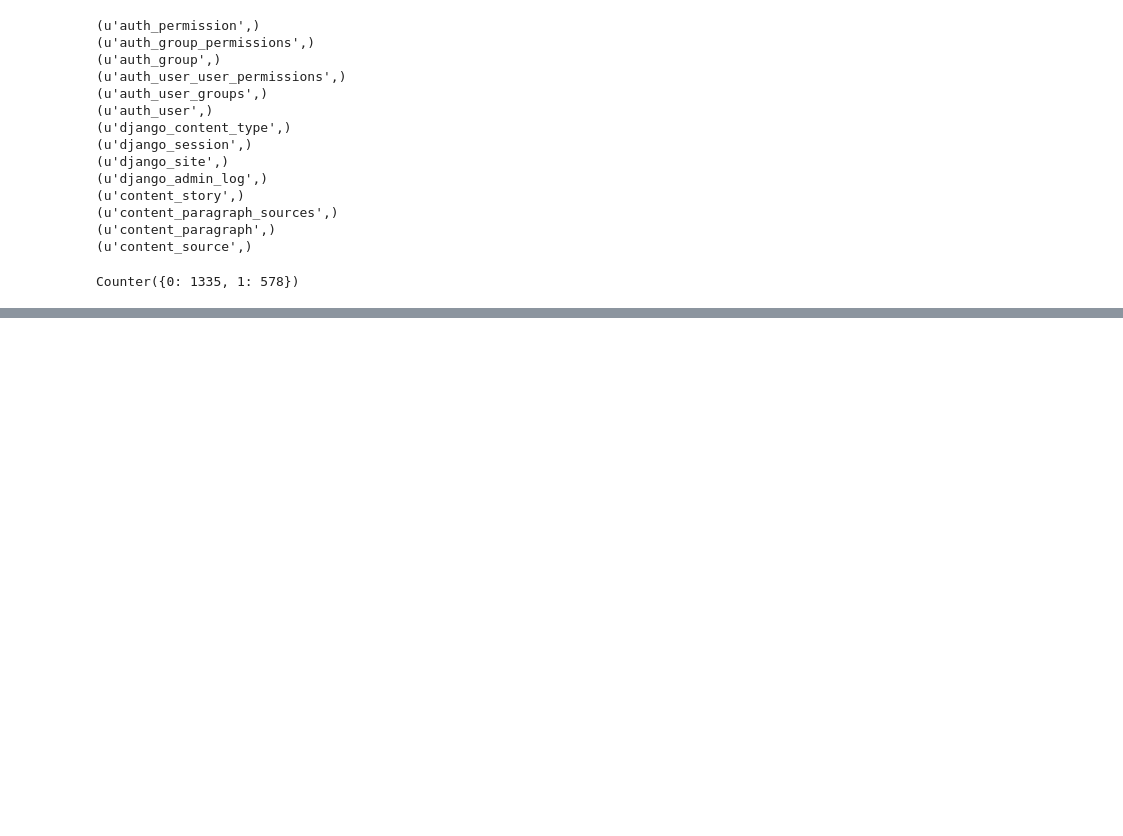
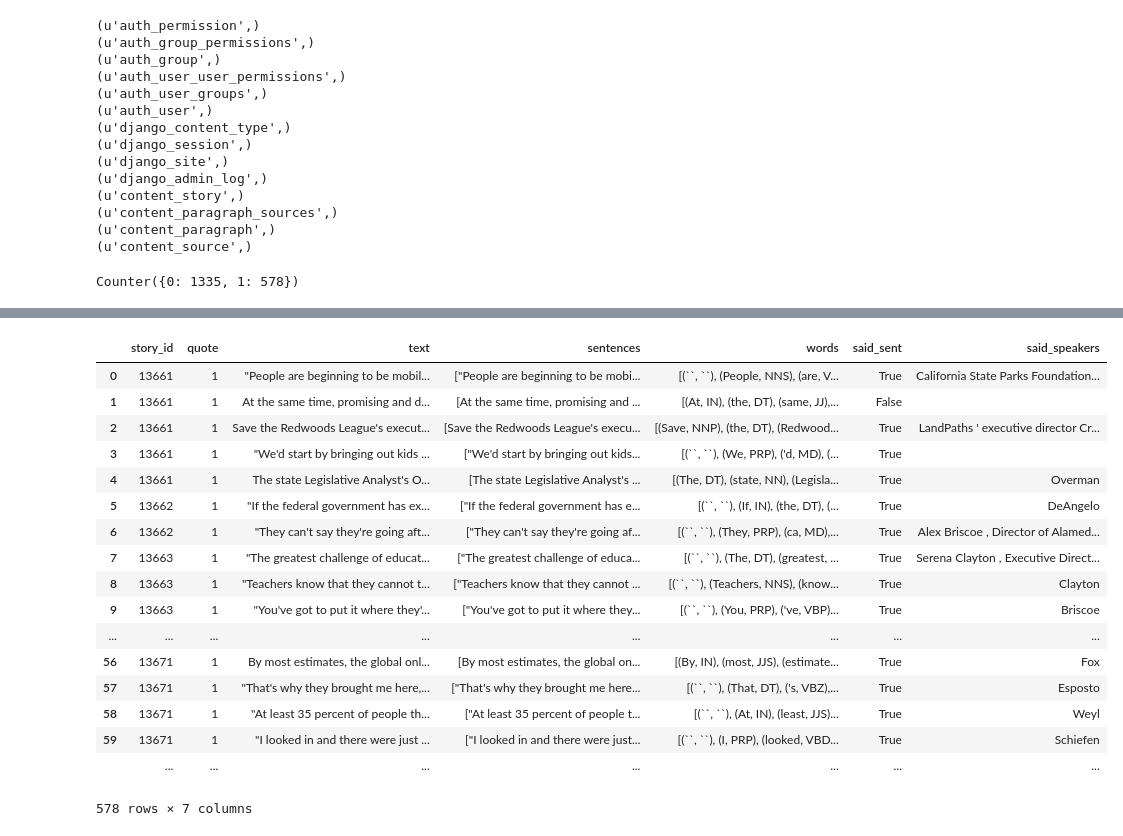
Before and after one commit to semerj/qparse, a Jupyter notebook: chunking_new_and_improved.ipynb, the cells around one changed output, grey strips where cells are left out. Drawn from its saved outputs; the diff is of its cells as text; code cells hidden in the pictures; blank space fills up the shorter version.

```diff
--- a/chunking_new_and_improved.ipynb
+++ b/chunking_new_and_improved.ipynb
@@ -80,6 +80,8 @@ def convert2words(text):
 bqs['sentences'] = bqs['text'].apply(convert2sents)
 # %%
 bqs['words'] = bqs['text'].apply(convert2words)
+# %%
+for row in df.T.iteritems():
 # %%
 ##PARSE RULES:
 
@@ -238,0 +154,21 @@ print meat.head()
+# %%
+bqs
+# %% [output]
+|  | story_id | quote | text | sentences | words | said_sent | said_speakers |
+| 0 | 13661 | 1 | "People are beginning to be mobil... | ["People are beginning to be mobi... | [(``, ``), (People, NNS), (are, V... | True | California State Parks Foundation... |
+| 1 | 13661 | 1 | At the same time, promising and d... | [At the same time, promising and ... | [(At, IN), (the, DT), (same, JJ),... | False |  |
+| 2 | 13661 | 1 | Save the Redwoods League's execut... | [Save the Redwoods League's execu... | [(Save, NNP), (the, DT), (Redwood... | True | LandPaths ' executive director Cr... |
+| 3 | 13661 | 1 | "We'd start by bringing out kids ... | ["We'd start by bringing out kids... | [(``, ``), (We, PRP), ('d, MD), (... | True |  |
+| 4 | 13661 | 1 | The state Legislative Analyst's O... | [The state Legislative Analyst's ... | [(The, DT), (state, NN), (Legisla... | True | Overman |
+| 5 | 13662 | 1 | "If the federal government has ex... | ["If the federal government has e... | [(``, ``), (If, IN), (the, DT), (... | True | DeAngelo |
+| 6 | 13662 | 1 | "They can't say they're going aft... | ["They can't say they're going af... | [(``, ``), (They, PRP), (ca, MD),... | True | Alex Briscoe , Director of Alamed... |
+| 7 | 13663 | 1 | "The greatest challenge of educat... | ["The greatest challenge of educa... | [(``, ``), (The, DT), (greatest, ... | True | Serena Clayton , Executive Direct... |
+| 8 | 13663 | 1 | "Teachers know that they cannot t... | ["Teachers know that they cannot ... | [(``, ``), (Teachers, NNS), (know... | True | Clayton |
+| 9 | 13663 | 1 | "You've got to put it where they'... | ["You've got to put it where they... | [(``, ``), (You, PRP), ('ve, VBP)... | True | Briscoe |
+| ... | ... | ... | ... | ... | ... | ... | ... |
+| 56 | 13671 | 1 | By most estimates, the global onl... | [By most estimates, the global on... | [(By, IN), (most, JJS), (estimate... | True | Fox |
+| 57 | 13671 | 1 | "That's why they brought me here,... | ["That's why they brought me here... | [(``, ``), (That, DT), ('s, VBZ),... | True | Esposto |
+| 58 | 13671 | 1 | "At least 35 percent of people th... | ["At least 35 percent of people t... | [(``, ``), (At, IN), (least, JJS)... | True | Weyl |
+| 59 | 13671 | 1 | "I looked in and there were just ... | ["I looked in and there were just... | [(``, ``), (I, PRP), (looked, VBD... | True | Schiefen |
+|  | ... | ... | ... | ... | ... | ... | ... |
+578 rows × 7 columns
```
Also changed, not shown: parts of 11 cells of this notebook.
